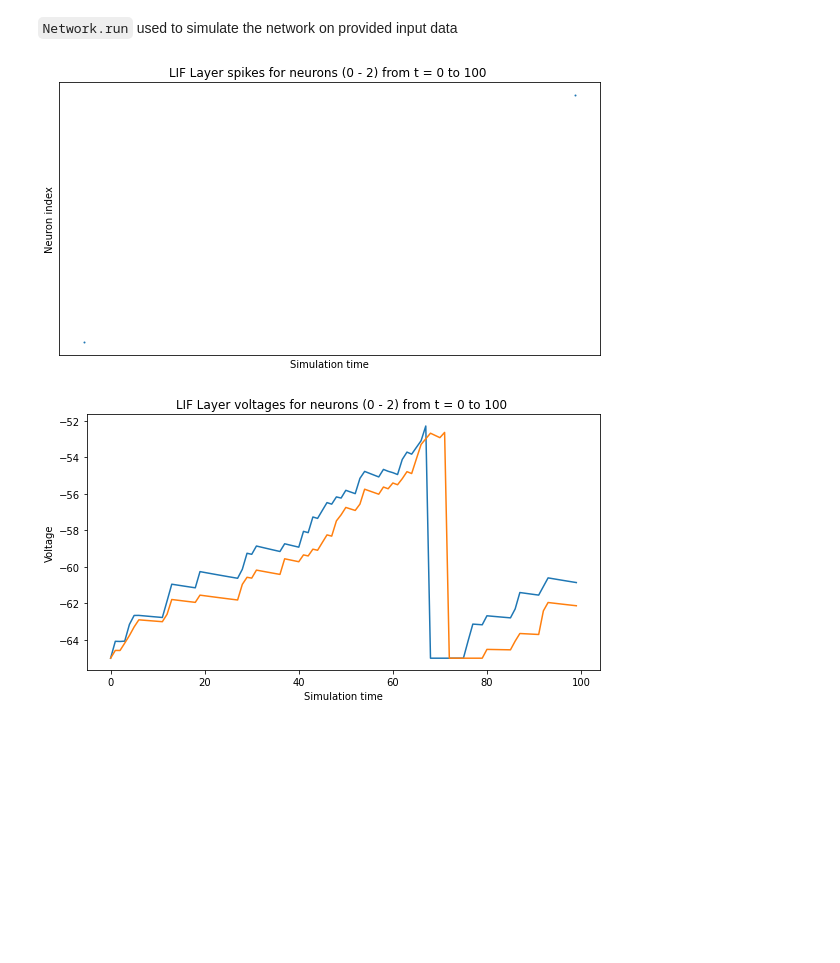
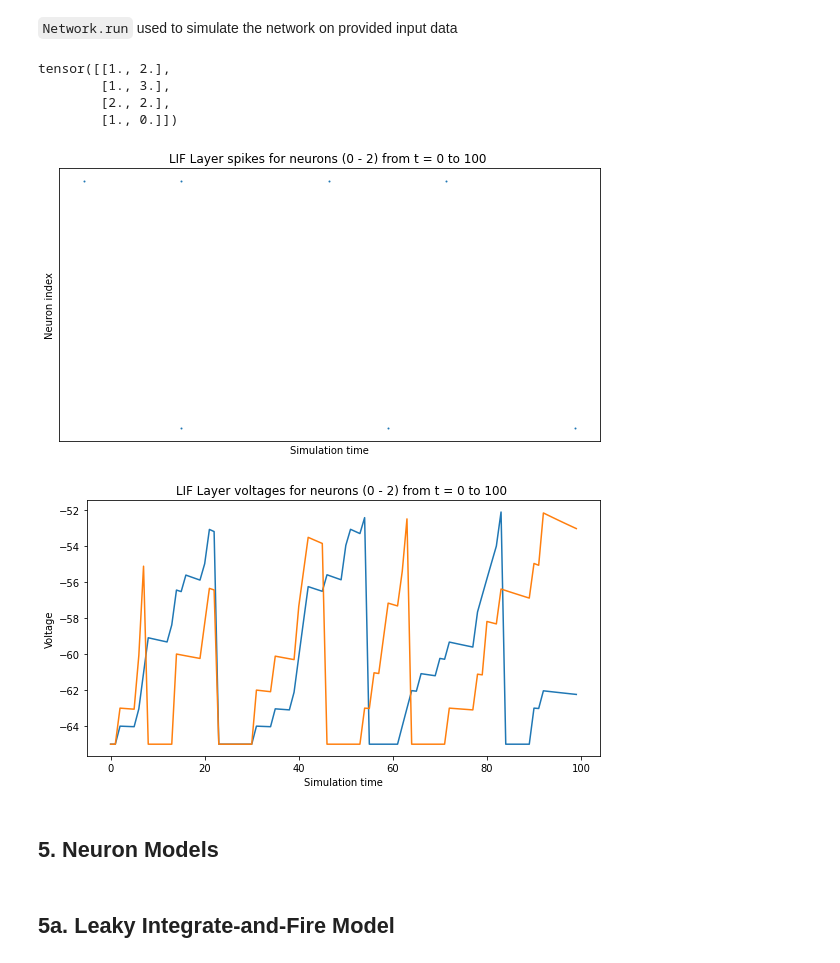
Before and after one commit to oshears/BindsNET-Self-Documentation, a Jupyter notebook: BindsNET_Neuron_Demo.ipynb, the cells around one changed output. Cells and saved outputs as stored; diff of their text form; code cells hidden in the pictures; blank space fills up the shorter version.

Commit message:
updates to numbering and network example (includes weights)

```diff
--- a/BindsNET_Neuron_Demo.ipynb
+++ b/BindsNET_Neuron_Demo.ipynb
@@ -159,18 +165,30 @@ network_monitor = NetworkMonitor(
 # %% [markdown]
 `Network.run` used to simulate the network on provided input data
 # %%
+# initialize network
 network = Network()
 
-input_layer = Input(n=4)
-lif_layer = LIFNodes(n=2)
+# set number of neurons
+input_neurons = 4
+lif_neurons = 2
 
+# simulation time
 time = 100
+dt = 1
 
+# configure weights for the synapses between the input layer and LIF layer
+w = torch.round(torch.abs(2 * torch.randn(input_neurons, lif_neurons)))
+
+# initialize input and LIF layers
+input_layer = Input(n=input_neurons)
+lif_layer = LIFNodes(n=lif_neurons)
+
+# connection between the input layer and the LIF layer
 connection = Connection(
-    source=input_layer, target=lif_layer
+    source=input_layer, target=lif_layer,w=w
 )
 
-# Create a monitor.
+# create a monitor
 lif_layer_monitor = Monitor(
     obj=lif_layer,
     state_vars=("s", "v"),  # Record spikes and voltages.
@@ -178,36 +196,54 @@ lif_layer_monitor = Monitor(
 )
 
 # add layers to network
 network.add_layer(
     layer=input_layer, name="Input Layer"
 )
 network.add_layer(
     layer=lif_layer, name="LIF Layer"
 )
 
 # add connection to network
 network.add_connection(
     connection=connection, source="Input Layer", target="LIF Layer"
 )
 
 # add monitor to the network
 network.add_monitor(monitor=lif_layer_monitor, name="LIF Layer")
 
-# Create input spike data, where each spike is distributed according to Bernoulli(0.1).
+# create input spike data, where each spike is distributed according to Bernoulli(0.1)
 input_data = torch.bernoulli(0.1 * torch.ones(time, input_layer.n)).byte()
+encoded_image = input_data
 inputs = {"Input Layer": input_data}
 
-# Simulate network on input data.
+# simulate network on input data
 network.run(inputs=inputs, time=time)
 
-# Retrieve and plot simulation spike, voltage data from monitors.
+# retrieve and plot simulation spike, voltage data from monitors
 spikes = {"LIF Layer": lif_layer_monitor.get("s")}
 voltages = {"LIF Layer": lif_layer_monitor.get("v")}
 
-plt.ioff()
+# plot spikes and voltages of the LIF layer
+# TODO: plot axes
 plot_spikes(spikes)
 plot_voltages(voltages, plot_type="line")
+# plot_weights(w)
+
+# plot image
+# TODO: use a standard input image and encode it
+# e_img = encoded_image.view(int(time / dt), 1, 1, input_layer.n, 1)
+# inpt = e_img.view(int(time / dt), input_layer.n).sum(0).view(input_layer.n, 1)
+# plot_input(input_data,inpt)
+
 plt.show()
 # %% [output]
+tensor([[1., 2.],
+        [1., 3.],
+        [2., 2.],
+        [1., 0.]])
-[figure, old version]
+[figure, new version]
-[figure, old version]
+[figure, new version]
+# %% [markdown]
+## 5. Neuron Models
+# %% [markdown]
+## 5a. Leaky Integrate-and-Fire Model
```
Also changed, not shown: parts of 7 cells of this notebook, 1 other file.
